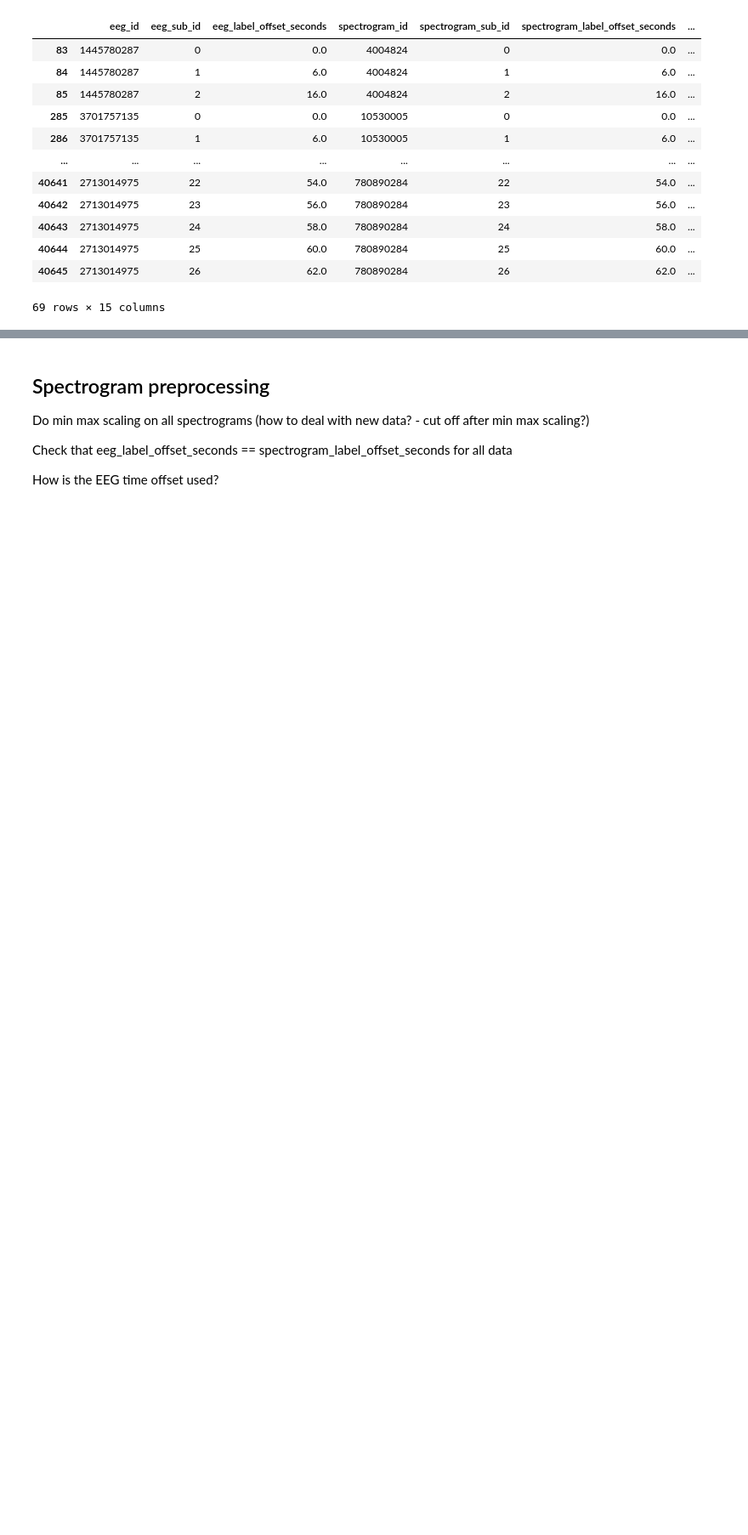
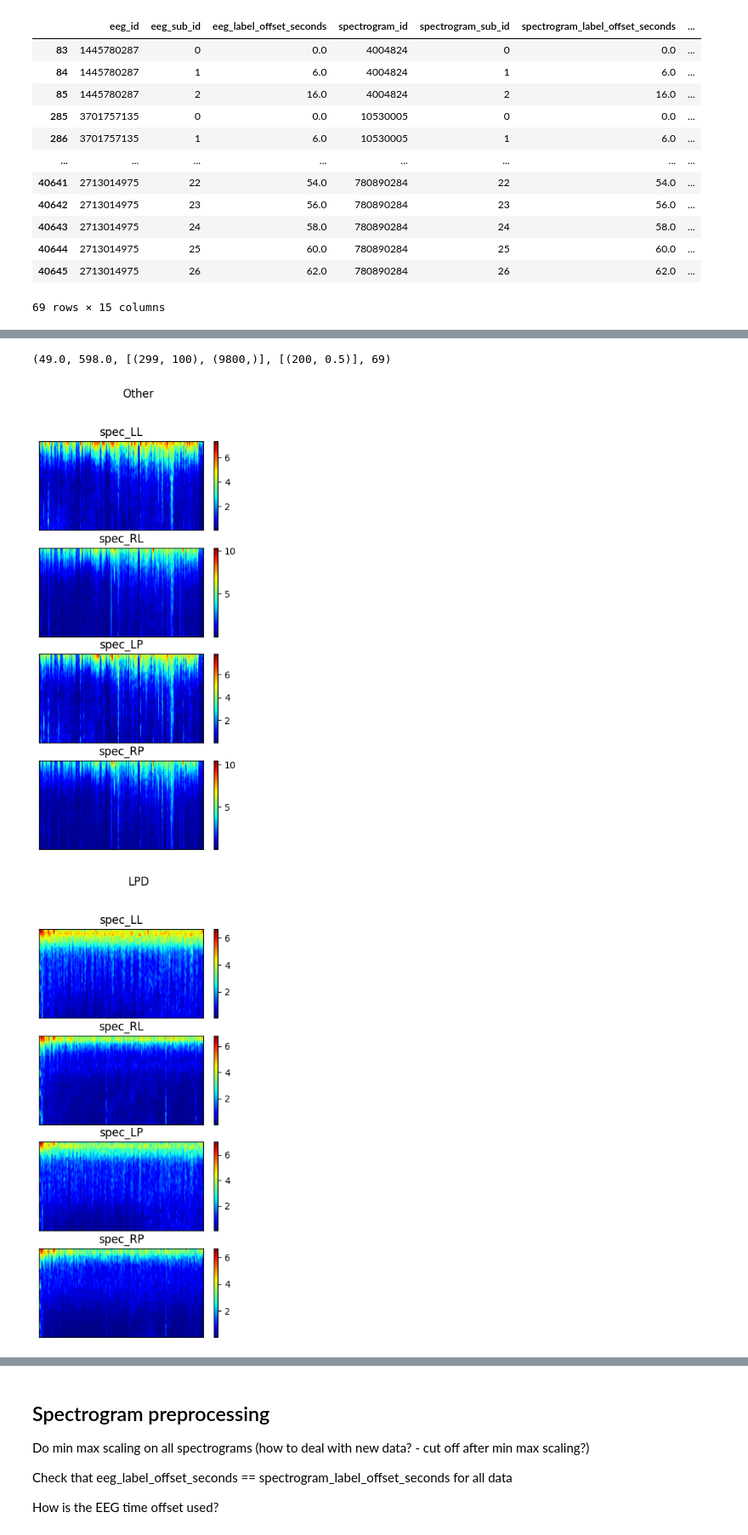
Before and after one commit to AmyRouillard/eegClassification, a Jupyter notebook: notebooks/Working_with_spectrograms.ipynb, the cells around one changed output, grey strips where cells are left out. Shown at 85% size. Drawn from its saved outputs; the diff is of its cells as text; code cells hidden in the pictures; blank space fills up the shorter version.

```diff
--- a/notebooks/Working_with_spectrograms.ipynb
+++ b/notebooks/Working_with_spectrograms.ipynb
@@ -228,0 +240,53 @@ Event: ['LRDA' 'LRDA' 'LRDA' 'LRDA' 'LRDA' 'LRDA' 'LRDA' 'LRDA' 'LRDA' 'LRDA'
+# %%
+shapes = []
+freqs = []
+count = 0
+for kk in data_preprocessed.keys():
+    for k in data_preprocessed[kk].keys():
+        if k not in special_keys:
+            if data_preprocessed[kk][k].shape not in shapes:
+                shapes.append(data_preprocessed[kk][k].shape)
+        if data_preprocessed[kk]['freq'] not in freqs:
+            freqs.append(data_preprocessed[kk]['freq'])
+
+        # try:
+        #     print(k, data_preprocessed[kk][k].shape)
+        #     #print([s/data_preprocessed[kk]['freq_spec'] for s in data_preprocessed[kk][k].shape], [s/data_preprocessed[kk]['freq_eeg'] for s in data_preprocessed[kk][k].shape])
+        # except:
+        #     print(k, data_preprocessed[kk][k])
+    # break
+    count+=1
+# %%
+9800/200, 299/0.5, shapes, freqs, count
+# %% [output]
+(49.0, 598.0, [(299, 100), (9800,)], [(200, 0.5)], 69)
+# %%
+# display spec_types as images
+
+types = []
+for kk in data_preprocessed.keys():
+
+    if data_preprocessed[kk]['class_label'] not in types:
+        types.append(data_preprocessed[kk]['class_label'])
+        fig, ax = plt.subplots(4,1, figsize=(4,8))
+        # title
+        fig.suptitle(data_preprocessed[kk]['class_label'])
+        for i, k in enumerate([ 'spec_LL', 'spec_RL', 'spec_LP', 'spec_RP']):
+            X = np.log(data_preprocessed[kk][k].T+1)
+            ax[i].imshow(X, aspect='auto', cmap='jet')
+            ax[i].set_title(k)
+            # set x axis labels to time
+            # print(X.shape)
+            cbar = plt.colorbar(ax[i].imshow(X, aspect='auto', cmap='jet'), ax=ax[i])
+
+            # axese off
+            ax[i].set_xticks([])
+            ax[i].set_yticks([])
+
+        plt.show()
+
+    if len(types)==6:
+        break
+# %% [output]
+[figure, added]
+[figure, added]
```
Also changed, not shown: parts of 39 cells of this notebook, 1 other file.
